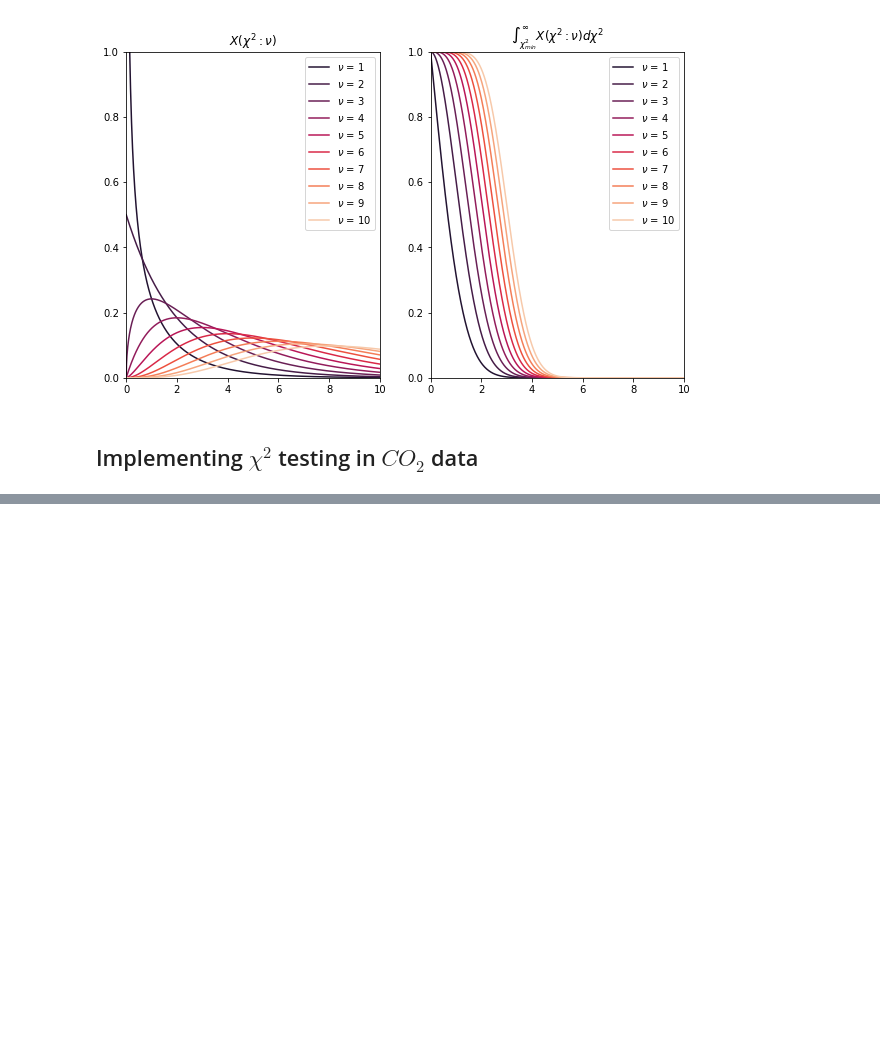
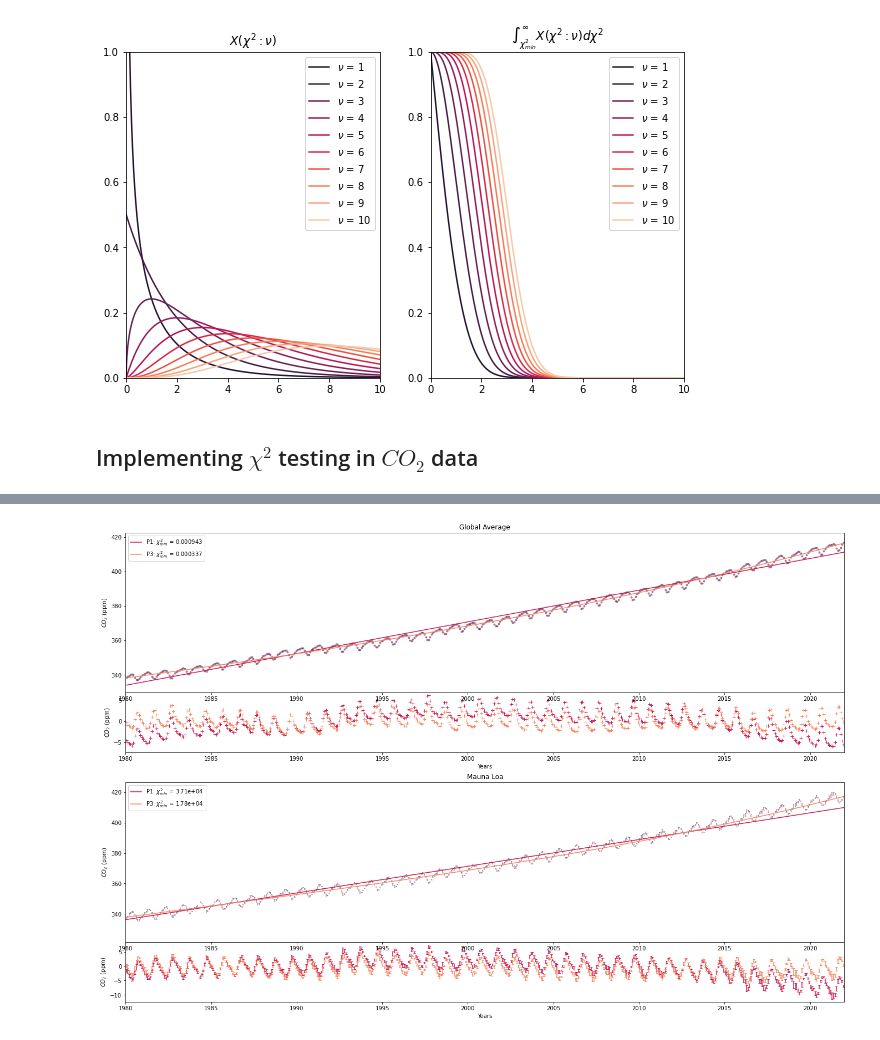
Before and after one commit to seancraven/CDS_book, a Jupyter notebook: _sources/Hypothesis_Testing.ipynb, the cells around one changed output, grey strips where cells are left out. Saved outputs shown, nothing was run; the diff lists cells and outputs as text; code cells hidden in the pictures; blank space fills up the shorter version.

```diff
--- a/_sources/Hypothesis_Testing.ipynb
+++ b/_sources/Hypothesis_Testing.ipynb
@@ -32,17 +33,17 @@ Given a null hypothesis $\matcal{H}_0
 x = np.linspace(0, 10, 1000)
 #Plotting
 fig, ax  = plt.subplots(1, 2, figsize = (10,6))
-for spt, _ in enumerate(ax):
-    ax[spt].set_prop_cycle(color = sns.color_palette("rocket",10))
+for spt in ax:
+    spt.set_prop_cycle(color = sns.color_palette("rocket",10))
 for i in range(10):
     pdf = stats.chi2.pdf(x, 1+i)
     cdf = stats.chi.cdf(x, 1+i)
     ax[0].plot(x, pdf, label = r'$\nu$' +f' = {i+1}')
     ax[1].plot(x, 1-cdf,label = r'$\nu$' +f' = {i+1}')
-for spt, _ in enumerate(ax):
-    ax[spt].legend()
-    ax[spt].set_ylim(0, 1)
-    ax[spt].set_xlim(0, 10)
+for spt in ax:
+    spt.legend()
+    spt.set_ylim(0, 1)
+    spt.set_xlim(0, 10)
 ax[0].set_title(r'$ X(\chi^2:\nu) $')
 ax[1].set_title(r'$ \int_{\chi^2_{min}}^\infty X(\chi^2:\nu) d \chi^2 $')
 None
@@ -87,0 +125,82 @@ p3_ml_fit, p3_ml_error = scipy.optimize.curve_fit(p3,
+# %%
+# Building Subplot list, add axis builds from bottom left
+total_fig_height = 3
+total_fig_width = 3
+fig = plt.figure()
+ax = []
+current_fig_bottom = 0
+for i in range(4):
+    if i%2 != 0:
+        height = total_fig_height/3
+
+        ax.append(fig.add_axes([0,current_fig_bottom, total_fig_width, height]))
+        current_fig_bottom += height + total_fig_height/16
+    else:
+        height = total_fig_height/8
+        ax.append(fig.add_axes([0,current_fig_bottom, total_fig_width, height]))
+        current_fig_bottom += height
+# Lists for plotting
+#glob
+fits_global = [y_p1_global, y_p3_global]
+chisq_global = [chisq_global_p1, chisq_global_p3]
+rs_glob = [rs_global_p1,rs_global_p3]
+glob = zip(fits_global, chisq_global,rs_glob)
+#ml
+fits_ml = [y_p1_ml, y_p3_ml]
+chisq_ml = [chisq_ml_p1, chisq_ml_p3]
+rs_ml = [rs_ml_p1, rs_ml_p3]
+ml = zip(fits_ml,chisq_ml,rs_ml)
+#Plotting
+for i, spt in enumerate(ax):
+    spt.set_ylabel(r'$CO_2$ (ppm)')
+    if i%2 != 0:
+        spt.set_prop_cycle(color =
+        sns.color_palette("rocket",3)
+        )
+    else:
+        cp = sns.color_palette("rocket",3)
+        cp.pop(0)
+        spt.set_prop_cycle(color = cp)
+
+    spt.set_xlim(1980,2022)
+ax[3].plot(co2_data_global['decimal'],
+    co2_data_global['average'],
+    linestyle = '',
+    marker = '.',
+    alpha = 0.5
+    )
+ax[1].errorbar(co2_data_ml['decimal date'],
+    co2_data_ml['average'],
+    co2_data_ml['sdev'],
+    linestyle = '',
+    capsize = 1,
+    alpha = 0.5
+    )
+for i, ((glob_f, glob_chi,residual_global), (ml_f, ml_chi,residual_ml)) in enumerate(zip(glob,ml)):
+    #ml plot
+    ax[1].plot(co2_data_ml['decimal date'],ml_f,
+    label = f'P{2*i + 1}: '+ r'$\chi^2_{min}$ = '+f'{ml_chi:.3}'
+    )
+    ax[0].errorbar(co2_data_ml['decimal date'],
+    residual_ml,
+    co2_data_ml['sdev'],
+    linestyle = '',
+    capsize = 2
+    )
+    #global
+    ax[3].plot(co2_data_global['decimal'],glob_f,
+    label = f'P{2*i + 1}: ' + r'$\chi^2_{min}$ = '+f'{glob_chi:.3}'
+    )
+    ax[2].plot(co2_data_global['decimal'],
+    residual_global,
+    marker = '+',
+    linestyle = ''
+    )
+
+ax[1].legend()
+ax[3].legend()
+ax[0].set_xlabel('Years')
+ax[2].set_xlabel('Years')
+ax[1].set_title('Mauna Loa')
+ax[3].set_title('Global Average')
+# %% [output]
@@ -87,0 +208 @@ p3_ml_fit, p3_ml_error = scipy.optimize.curve_fit(p3,
+[figure, added]
```
Also changed, not shown: parts of 8 cells of this notebook, 6 other files.
